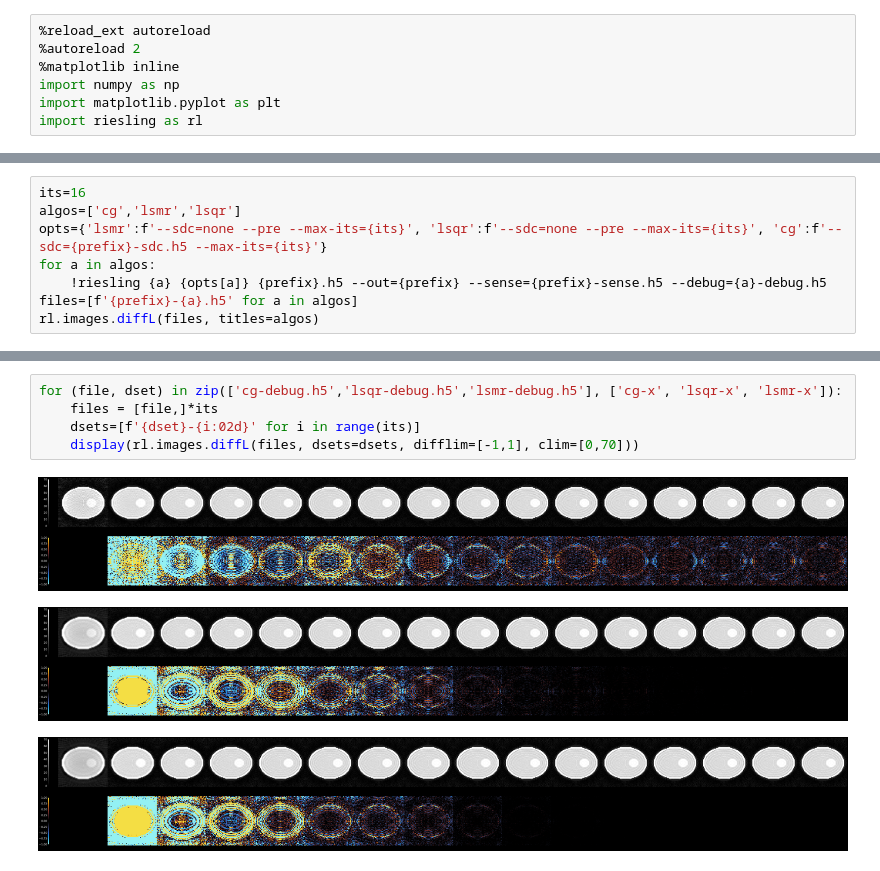
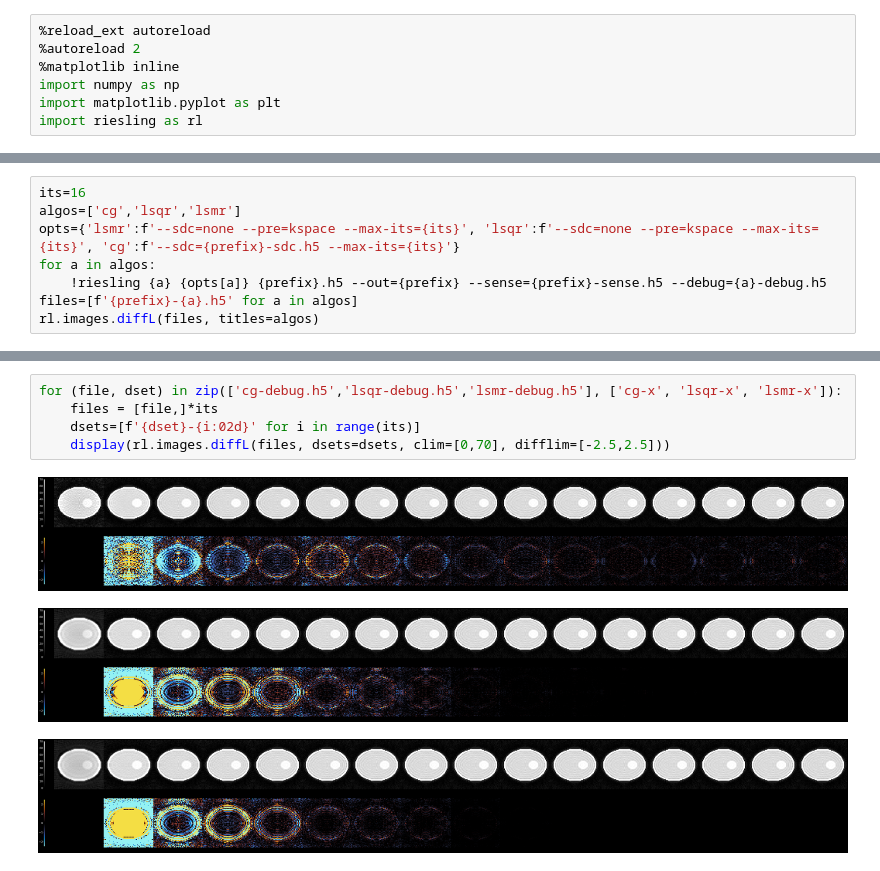
Before and after one commit to spinicist/old-riesling-examples, a Jupyter notebook: algos.ipynb, the cells around one changed output, grey strips where cells are left out. Cells and saved outputs as stored; diff of their text form.

```diff
--- a/algos.ipynb
+++ b/algos.ipynb
@@ -22,7 +23,7 @@ env: RL_VERBOSITY=0
 # %%
 its=16
-algos=['cg','lsmr','lsqr']
-opts={'lsmr':f'--sdc=none --pre --max-its={its}', 'lsqr':f'--sdc=none --pre --max-its={its}', 'cg':f'--sdc={prefix}-sdc.h5 --max-its={its}'}
+algos=['cg','lsqr','lsmr']
+opts={'lsmr':f'--sdc=none --pre=kspace --max-its={its}', 'lsqr':f'--sdc=none --pre=kspace --max-its={its}', 'cg':f'--sdc={prefix}-sdc.h5 --max-its={its}'}
 for a in algos:
     !riesling {a} {opts[a]} {prefix}.h5 --out={prefix} --sense={prefix}-sense.h5 --debug={a}-debug.h5
 files=[f'{prefix}-{a}.h5' for a in algos]
@@ -32,9 +33,9 @@ rl.images.diffL(files, titles=algos)
 # %%
 for (file, dset) in zip(['cg-debug.h5','lsqr-debug.h5','lsmr-debug.h5'], ['cg-x', 'lsqr-x', 'lsmr-x']):
     files = [file,]*its
     dsets=[f'{dset}-{i:02d}' for i in range(its)]
-    display(rl.images.diffL(files, dsets=dsets, difflim=[-1,1], clim=[0,70]))
+    display(rl.images.diffL(files, dsets=dsets, clim=[0,70], difflim=[-2.5,2.5]))
 # %% [output]
-[figure, old version]
+[figure, new version]
-[figure, old version]
+[figure, new version]
-[figure, old version]
+[figure, new version]
```
Also changed, not shown: parts of 2 cells of this notebook, 4 other files.
